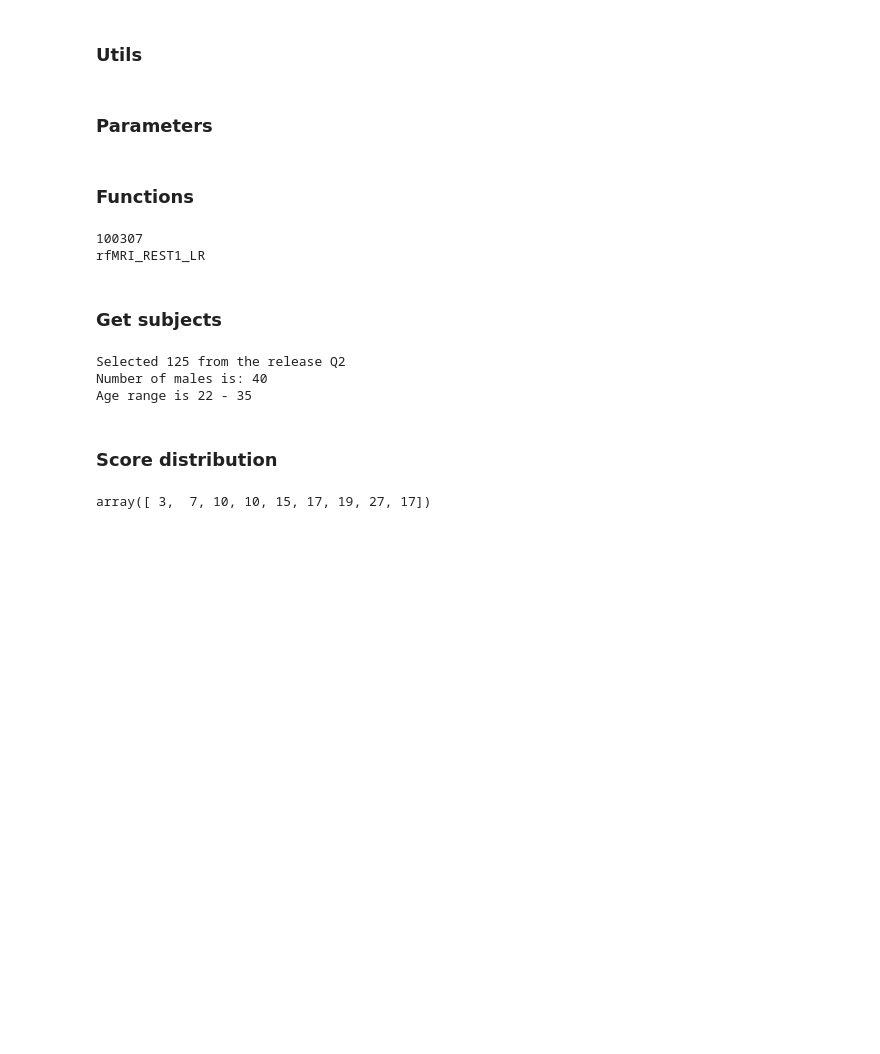
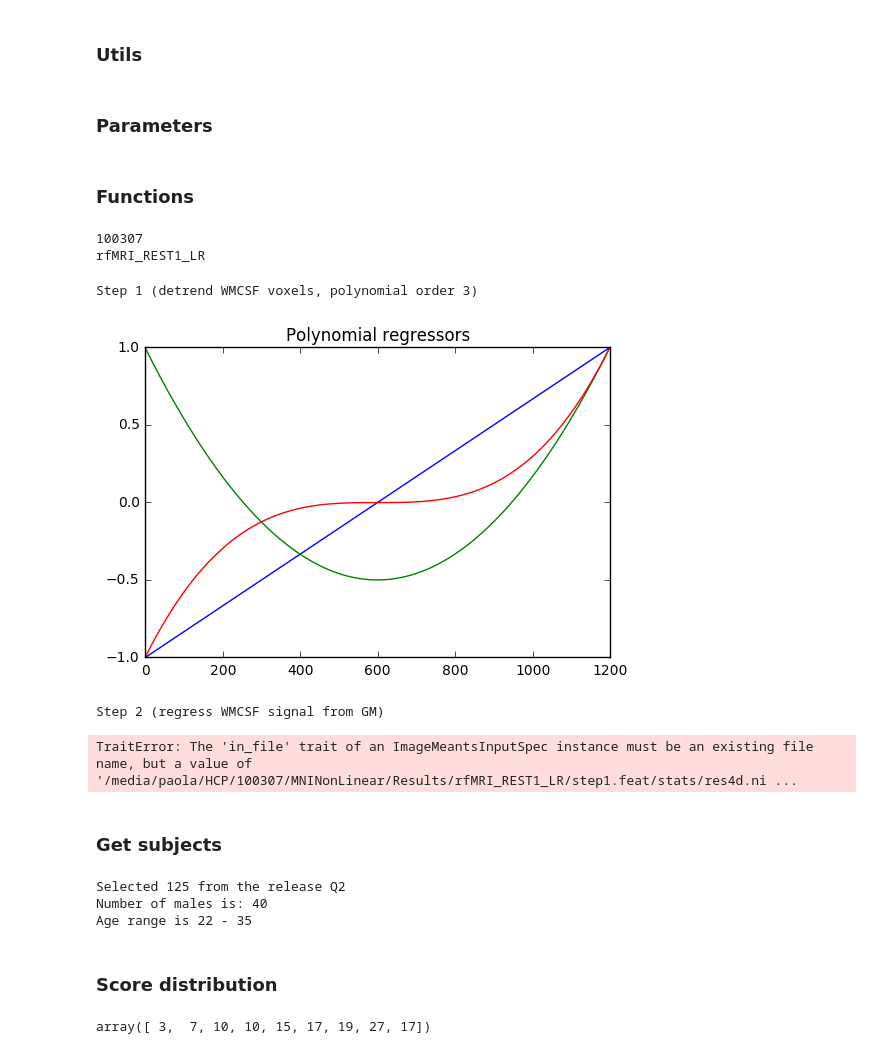
Before and after one commit to paola-g/fc_reproducibility, a Jupyter notebook: pipeline.ipynb, the cells around one changed output. Saved outputs shown, nothing was run; the diff lists cells and outputs as text; code cells hidden in the pictures; blank space fills up the shorter version.

Commit message:
fix Finn_preprocess

```diff
--- a/pipeline.ipynb
+++ b/pipeline.ipynb
@@ -37,7 +37,7 @@ parcellation = 'shenetal_neuroimage2013'
 overwrite = False
 thisRun = 'rfMRI_REST1'
 isDataClean = True
-doPlots = True
+doPlot = True
 
 if thisRun == 'rfMRI_REST1':
     outMat = 'rest_1_mat'
@@ -150,7 +150,7 @@ rfMRI_REST1_LR
 def Finn_preprocess(fmriFile):
     subject = op.basename(op.dirname(op.dirname(op.dirname(op.dirname(fmriFile)))))
     fmriRun = op.basename(op.dirname(fmriFile))
-    if not op.isfile(op.join(DATADIR,subject,'MNINonLinear','Results'),fmriRun,fmriRun+'_FinnPrepro.nii.gz'):
+    if not op.isfile(op.join(DATADIR,subject,'MNINonLinear','Results',fmriRun,fmriRun+'_FinnPrepro.nii.gz')):
         # make WM, CSF, GM masks (if not already done)
         makeTissueMasks(subject,fmriRun,False)
         # get some info
@@ -189,20 +189,20 @@ def Finn_preprocess(fmriFile):
 
         # Print out text file for each polynomial to be used as a regressor
         for i in num_pol:
-            np.savetxt(op.join(DATADIR,subject,'MNINonLinear','Results','fmriRun',\
+            np.savetxt(op.join(DATADIR,subject,'MNINonLinear','Results',fmriRun,\
                         'poly_detrend_' + str(i+1) + '.txt'), y[i],fmt='%0.02f')
 
         # ** b) use feat to regress them out
         # keep only WM/CSF voxels to speed things up
-        WMCSFmaskFile = op.join(DATADIR,subject,'MNINonLinear','Results','fmriRun','WMCSFmask.nii.gz')
+        WMCSFmaskFile = op.join(DATADIR,subject,'MNINonLinear','Results',fmriRun,'WMCSFmask.nii.gz')
         if not op.isfile(fmriFile.replace('.nii.gz','_WMCSF.nii.gz')):
-            myymask1 = fsl.maths.ApplyMask(in_file=fmriFile, mask_file=WMCSFmaskFile, \
+            mymask1 = fsl.maths.ApplyMask(in_file=fmriFile, mask_file=WMCSFmaskFile, \
                                               out_file=fmriFile.replace('.nii.gz','_WMCSF.nii.gz'))
             mymask1.run()
 
         # copy and alter detrendpoly3.fsf
         fsfFile = op.join(DATADIR, subject, 'MNINonLinear', 'Results',fmriRun, 'step1.fsf')
-        copyfile('detrendpoly3.fsf', fsfFile)
+        copyfile(op.join(DATADIR,'detrendpoly3.fsf'), fsfFile)
         cmd = 'sed -i ''/set fmri(outputdir) /c\\set fmri(outputdir) "{}"'' {}'\
             .format(op.join(DATADIR,subject,'MNINonLinear','Results',fmriRun,'step1'),fsfFile)
         call(cmd,shell=True)
@@ -241,7 +241,7 @@ def Finn_preprocess(fmriFile):
         WMCSFtxtFileout = op.join('DATADIR',subject,'MNINonLinear', 'Results',fmriRun,\
                                   'step1.feat','stats','WMCSF.txt')
         if not op.isfile(WMCSFtxtFileout):
-            meants1 = fsl.meants(in_file=step1_outFile, out_file=WMCSFtxtFileout, mask=WMCSFmaskFile)
+            meants1 = fsl.ImageMeants(in_file=step1_outFile, out_file=WMCSFtxtFileout, mask=WMCSFmaskFile)
             meants1.run()
 
         # ** b) keep only GM voxels to speed things up
@@ -254,7 +254,7 @@ def Finn_preprocess(fmriFile):
         # ** c) use feat to regress it out **
         # copy and alter regressWMCSF.fsf
         fsfFile = op.join(DATADIR, subject, 'MNINonLinear', 'Results',fmriRun, 'step2.fsf')
-        copyfile('regressWMCSF.fsf', fsfFile)
+        copyfile(op.join(DATADIR,'regressWMCSF.fsf'), fsfFile)
         cmd = 'sed -i ''/set fmri(outputdir) /c\\set fmri(outputdir) "{}"'' {}'\
             .format(op.join(DATADIR,subject,'MNINonLinear','Results',fmriRun,'step2'),fsfFile)
         call(cmd,shell=True)
@@ -306,7 +306,7 @@ def Finn_preprocess(fmriFile):
         # ** b) use feat to regress them out **
         # copy and alter regressM12.fsf
         fsfFile = op.join(DATADIR, subject, 'MNINonLinear', 'Results',fmriRun, 'step3.fsf')
-        copyfile('regressM12.fsf', fsfFile)
+        copyfile(op.join(DATADIR,'regressM12.fsf'), fsfFile)
         cmd = 'sed -i ''/set fmri(outputdir) /c\\set fmri(outputdir) "{}"'' {}'\
             .format(op.join(DATADIR,subject,'MNINonLinear','Results',fmriRun,'step3'),fsfFile)
         call(cmd,shell=True)
@@ -357,7 +357,7 @@ def Finn_preprocess(fmriFile):
         # ** b) use feat to regress them out **
         # copy and alter detrendpoly3.fsf
         fsfFile = op.join(DATADIR, subject, 'MNINonLinear', 'Results',fmriRun, 'step5.fsf')
-        copyfile('detrendpoly3.fsf', fsfFile)
+        copyfile(op.join(DATADIR,'detrendpoly3.fsf'), fsfFile)
         cmd = 'sed -i ''/set fmri(outputdir) /c\\set fmri(outputdir) "{}"'' {}'\
             .format(op.join(DATADIR,subject,'MNINonLinear','Results',fmriRun,'step5'),fsfFile)
         call(cmd,shell=True)
@@ -405,13 +405,13 @@ def Finn_preprocess(fmriFile):
         WMCSFGMtxtFileout = op.join(DATADIR,subject,'MNINonLinear','Results',fmriRun,\
                                    'step5.feat','stats','WMCSFGM.txt')
         if not op.isfile(WMCSFGMtxtFileout):
-            meants2 = fsl.meants(in_file=step5_outFile, out_file=WMCSFGMtxtFileout, mask=WMCSFGMmaskFile)
+            meants2 = fsl.ImageMeants(in_file=step5_outFile, out_file=WMCSFGMtxtFileout, mask=WMCSFGMmaskFile)
             meants2.run()
 
         # ** c) use feat to regress it out
         # copy and alter regressWMCSF.fsf
         fsfFile = op.join(DATADIR, subject, 'MNINonLinear', 'Results',fmriRun, 'step6.fsf')
-        copyfile('regressWMCSF.fsf', fsfFile)
+        copyfile(op.join(DATADIR,'regressWMCSF.fsf'), fsfFile)
         cmd = 'sed -i ''/set fmri(outputdir) /c\\set fmri(outputdir) "{}"'' {}'\
             .format(op.join(DATADIR,subject,'MNINonLinear','Results',fmriRun,'step6'),fsfFile)
         call(cmd,shell=True)
@@ -441,6 +441,13 @@ def Finn_preprocess(fmriFile):
         ## We're done! Copy the resulting file
         copyfile(step6_outFile,op.join(DATADIR,subject,'MNINonLinear','Results',fmriRun,\
                                       fmriRun+'_FinnPrepro.nii.gz'))
+# %%
+Finn_preprocess(fmriFile)
+# %% [output]
+Step 1 (detrend WMCSF voxels, polynomial order 3)
+[figure, added]
+Step 2 (regress WMCSF signal from GM)
+TraitError: The 'in_file' trait of an ImageMeantsInputSpec instance must be an existing file name, but a value of '/media/paola/HCP/100307/MNINonLinear/Results/rfMRI_REST1_LR/step1.feat/stats/res4d.ni ...
 # %%
 def Finn_loadandpreprocess(fmriFile, parcellation, overwrite):
     subject = op.basename(op.dirname(op.dirname(op.dirname(op.dirname(fmriFile)))))
```
